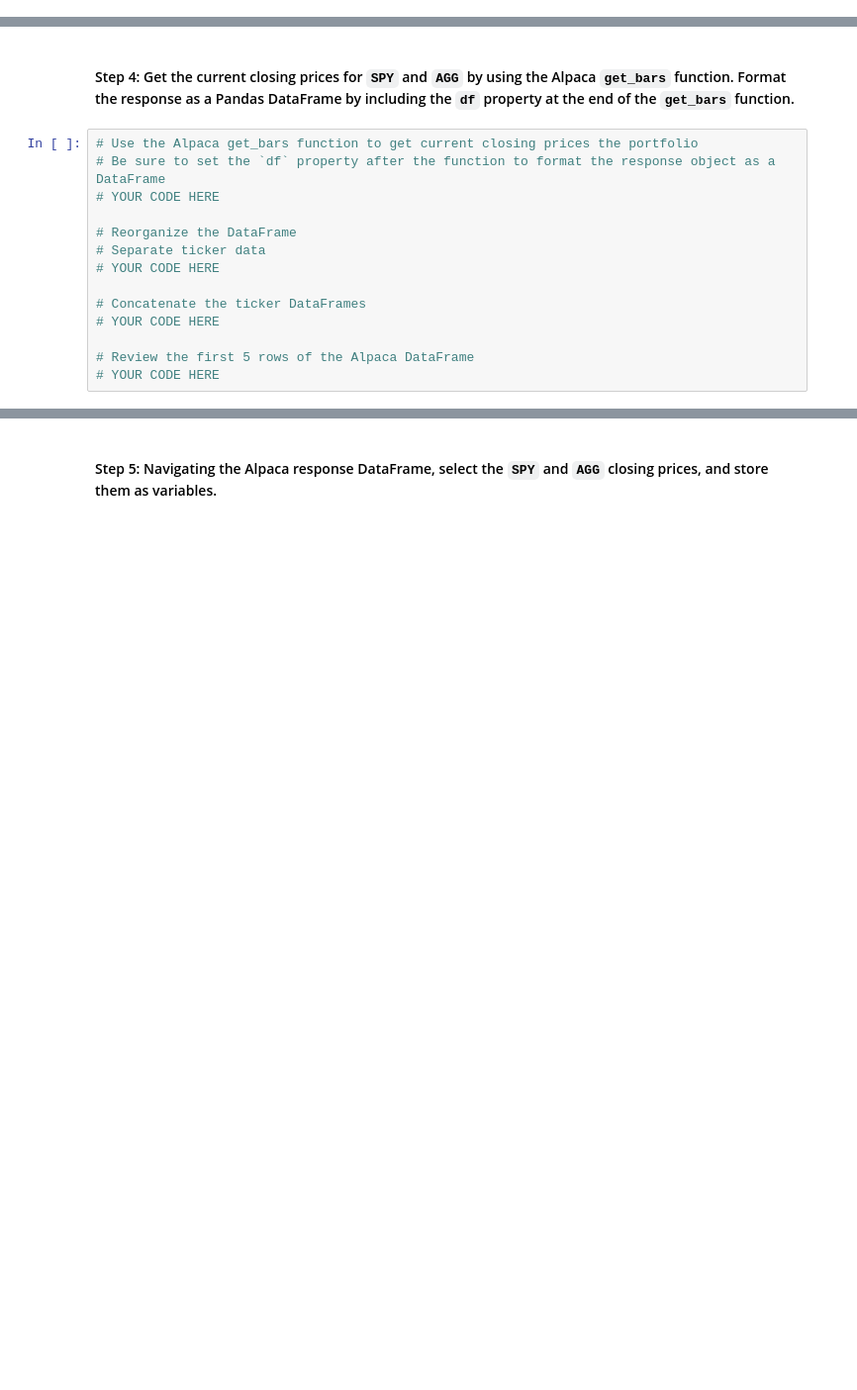
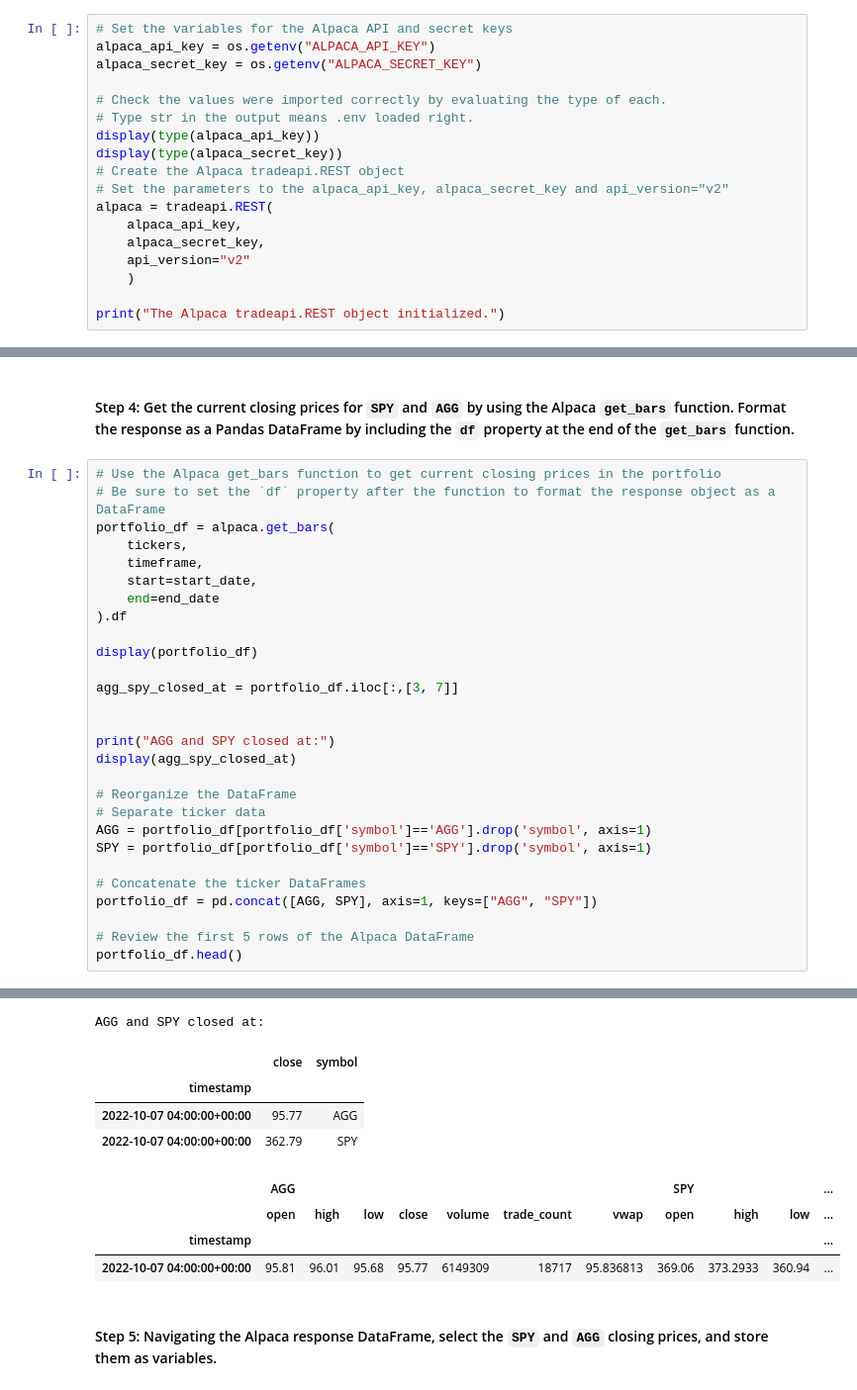
Before and after one commit to dinesh-m/financial_planner, a Jupyter notebook: financial_planning_tools.ipynb, the cells around one changed output, grey strips where cells are left out. Shown at 99% size. Cells and saved outputs as stored; diff of their text form; blank space fills up the shorter version.

Commit message:
Total portfolio value calculated

```diff
--- a/financial_planning_tools.ipynb
+++ b/financial_planning_tools.ipynb
@@ -194,0 +210,18 @@ agg_shares = 200
+# %%
+# Set the variables for the Alpaca API and secret keys
+alpaca_api_key = os.getenv("ALPACA_API_KEY")
+alpaca_secret_key = os.getenv("ALPACA_SECRET_KEY")
+
+# Check the values were imported correctly by evaluating the type of each.
+# Type str in the output means .env loaded right.
+display(type(alpaca_api_key))
+display(type(alpaca_secret_key))
+# Create the Alpaca tradeapi.REST object
+# Set the parameters to the alpaca_api_key, alpaca_secret_key and api_version="v2"
+alpaca = tradeapi.REST(
+    alpaca_api_key,
+    alpaca_secret_key,
+    api_version="v2"
+    )
+
+print("The Alpaca tradeapi.REST object initialized.")
@@ -216,16 +270,31 @@ agg_shares = 200
 # %% [markdown]
 #### Step 4: Get the current closing prices for `SPY` and `AGG` by using the Alpaca `get_bars` function. Format the response as a Pandas DataFrame by including the `df` property at the end of the `get_bars` function.
 # %%
-# Use the Alpaca get_bars function to get current closing prices the portfolio
+# Use the Alpaca get_bars function to get current closing prices in the portfolio
 # Be sure to set the `df` property after the function to format the response object as a DataFrame
-# YOUR CODE HERE
+portfolio_df = alpaca.get_bars(
+    tickers,
+    timeframe,
+    start=start_date,
+    end=end_date
+).df
+
+display(portfolio_df)
+
+agg_spy_closed_at = portfolio_df.iloc[:,[3, 7]]
+
+
+print("AGG and SPY closed at:")
+display(agg_spy_closed_at)
 
 # Reorganize the DataFrame
 # Separate ticker data
-# YOUR CODE HERE
+AGG = portfolio_df[portfolio_df['symbol']=='AGG'].drop('symbol', axis=1)
+SPY = portfolio_df[portfolio_df['symbol']=='SPY'].drop('symbol', axis=1)
 
 # Concatenate the ticker DataFrames
-# YOUR CODE HERE
+portfolio_df = pd.concat([AGG, SPY], axis=1, keys=["AGG", "SPY"])
 
 # Review the first 5 rows of the Alpaca DataFrame
-# YOUR CODE HERE
+portfolio_df.head()
+# %% [output]
@@ -232,3 +305,12 @@ agg_shares = 200
+AGG and SPY closed at:
+|  | close | symbol |
+| timestamp |  |  |
+| 2022-10-07 04:00:00+00:00 | 95.77 | AGG |
+| 2022-10-07 04:00:00+00:00 | 362.79 | SPY |
+|  | AGG |  |  |  |  |  |  | SPY |  |  | ... |
+|  | open | high | low | close | volume | trade_count | vwap | open | high | low | ... |
+| timestamp |  |  |  |  |  |  |  |  |  |  | ... |
+| 2022-10-07 04:00:00+00:00 | 95.81 | 96.01 | 95.68 | 95.77 | 6149309 | 18717 | 95.836813 | 369.06 | 373.2933 | 360.94 | ... |
 # %% [markdown]
 #### Step 5: Navigating the Alpaca response DataFrame, select the `SPY` and `AGG` closing prices, and store them as variables.
 # %%
```
Also changed, not shown: parts of 18 cells of this notebook.
